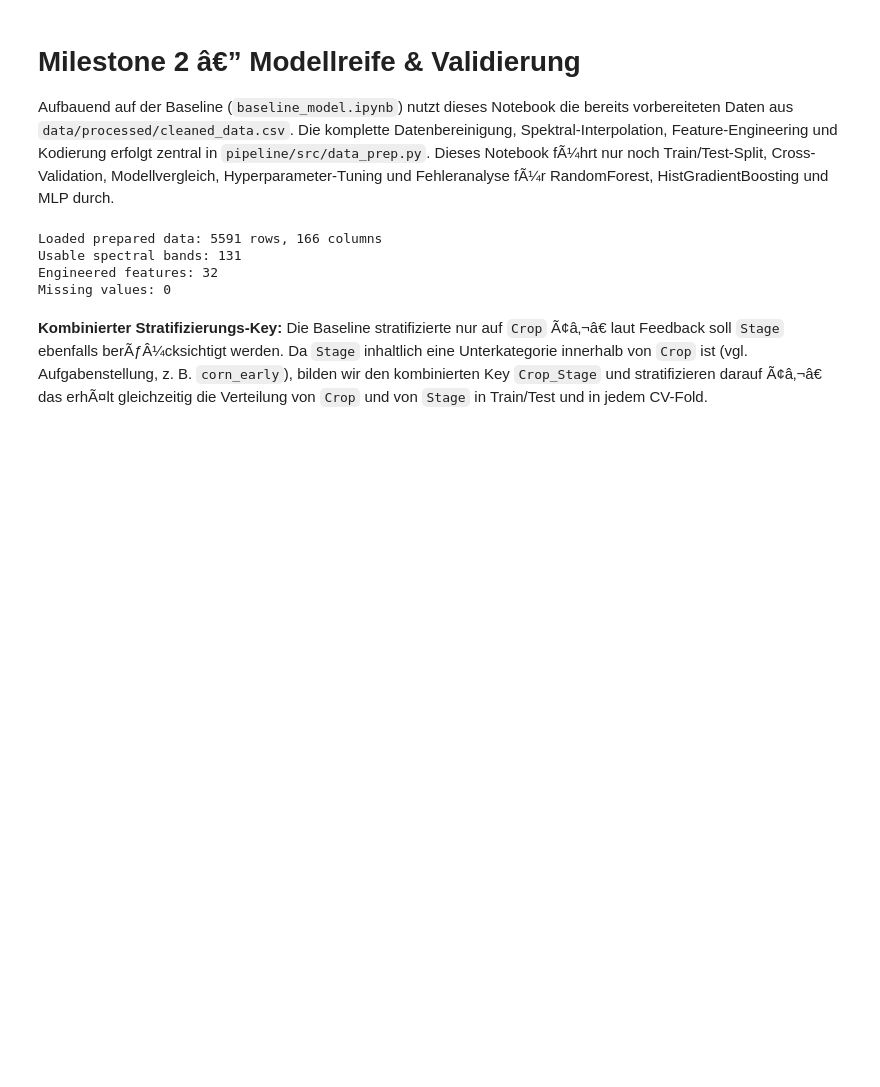
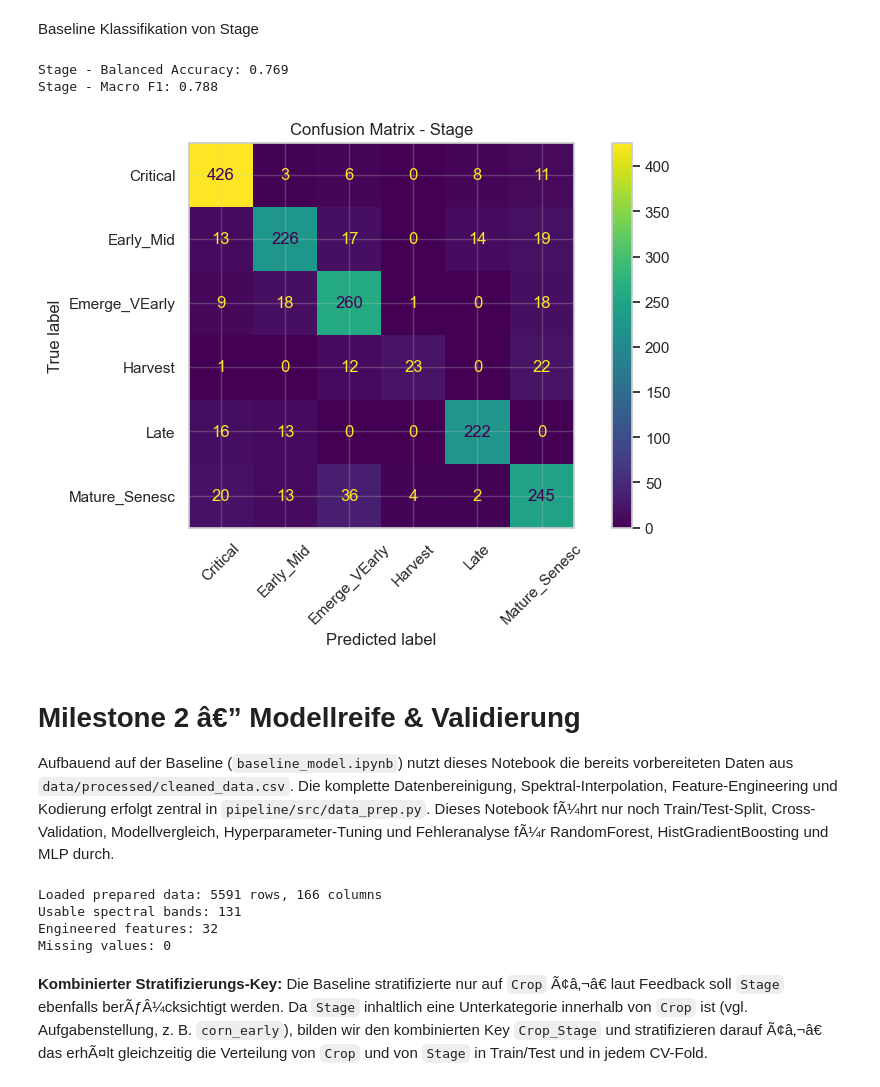
Before and after one commit to PavithV/LandwirtschaftsProjekt, a Jupyter notebook: final_predictions.ipynb, the cells around one changed output. Drawn from its saved outputs; the diff is of its cells as text; code cells hidden in the pictures; blank space fills up the shorter version.

```diff
--- a/final_predictions.ipynb
+++ b/final_predictions.ipynb
@@ -1,3 +892,22 @@
+# %% [markdown]
+Baseline Klassifikation von Stage
+# %%
+stage_pipeline = make_pipeline()
+stage_pipeline.fit(X_train, y_stage_train)
+stage_pred = stage_pipeline.predict(X_test)
+
+stage_bacc = balanced_accuracy_score(y_stage_test, stage_pred)
+stage_f1 = f1_score(y_stage_test, stage_pred, average='macro')
+print(f'Stage - Balanced Accuracy: {stage_bacc:.3f}')
+print(f'Stage - Macro F1: {stage_f1:.3f}')
+
+ConfusionMatrixDisplay.from_predictions(y_stage_test, stage_pred, xticks_rotation=45)
+plt.title('Confusion Matrix - Stage')
+plt.show()
+# %% [output]
+Stage - Balanced Accuracy: 0.769
+Stage - Macro F1: 0.788
+[figure, added]
 # %% [markdown]
 # Milestone 2 â€” Modellreife & Validierung
 
```
Also changed, not shown: parts of 29 cells of this notebook.
